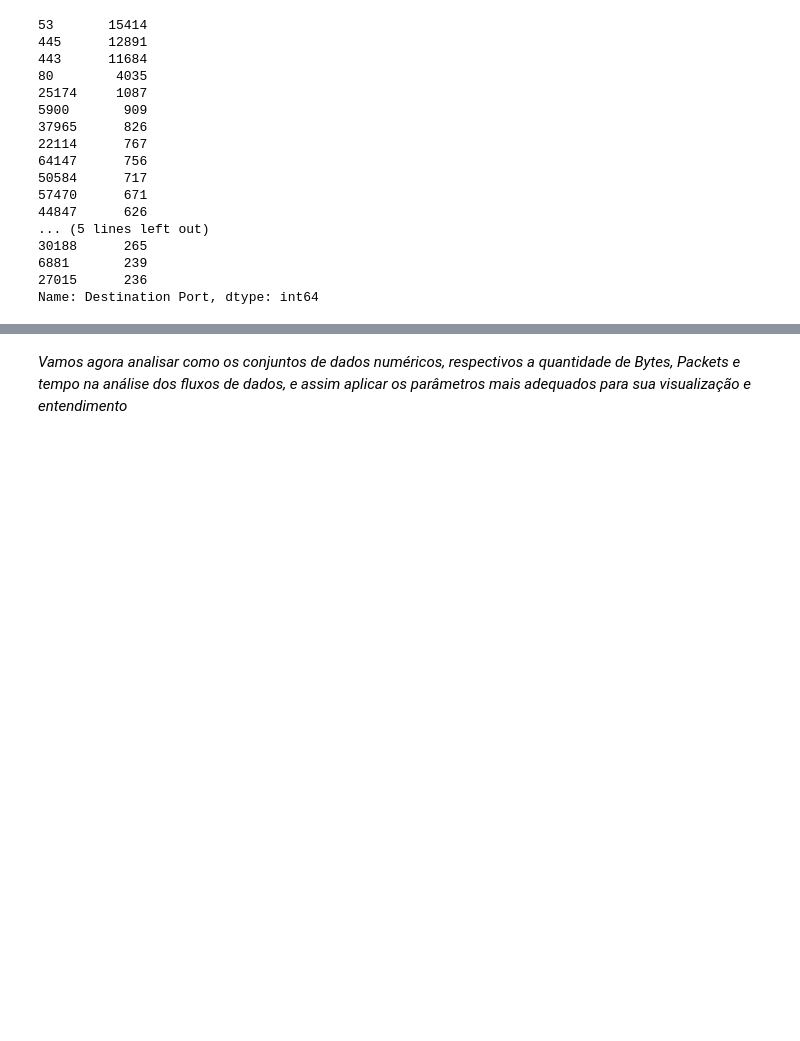
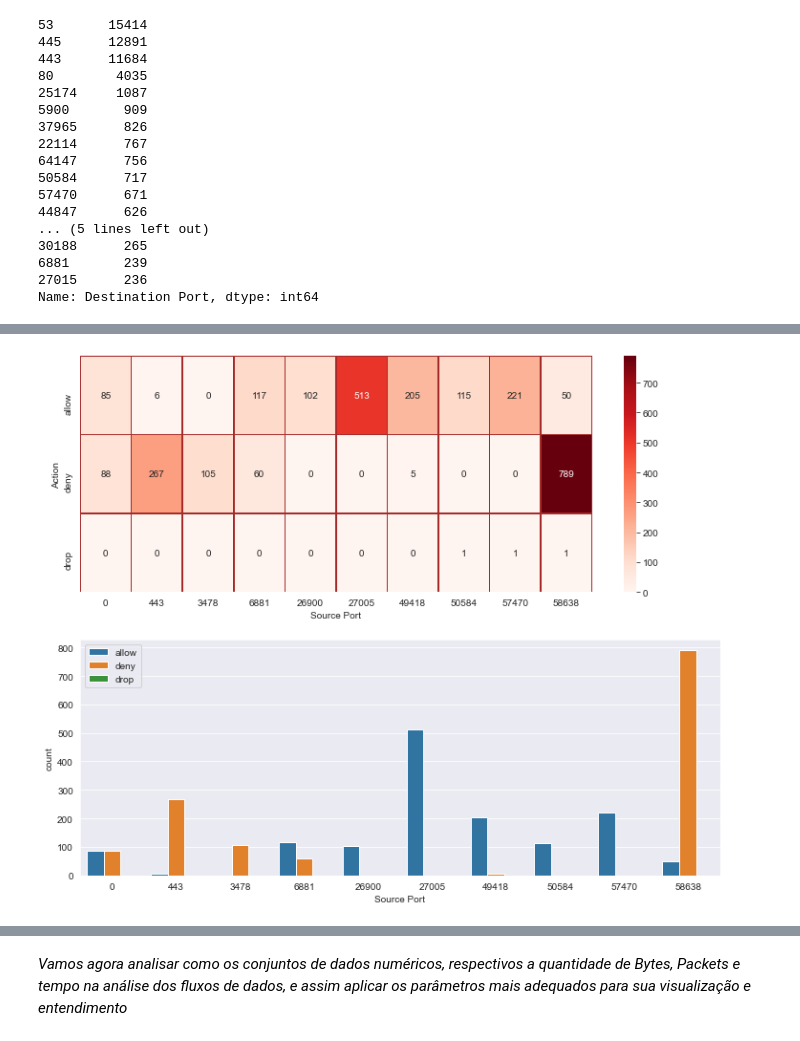
Before and after one commit to leticiacb1/Aviation_Accident_Analysis, a Jupyter notebook: Firewall_Project_Cdados2.ipynb, the cells around one changed output, grey strips where cells are left out. Cells and saved outputs as stored; diff of their text form; code cells hidden in the pictures; blank space fills up the shorter version.

```diff
--- a/Firewall_Project_Cdados2.ipynb
+++ b/Firewall_Project_Cdados2.ipynb
@@ -201,0 +238,29 @@ Name: Destination Port, dtype: int64
+# %%
+def filtra_linha (coluna,n):
+    '''Verifica se a linha contém uma das portas mais importantes no value_counts,
+    filtrando assim esta para a plotagem do gráfico de colunas'''
+
+    lista1 = list(dados[coluna].value_counts().index[0:n])
+    lista2 = [i for i in range(dados.shape[0]) if dados[coluna][i] in lista1]
+
+    return dados.iloc[lista2]
+# %%
+melhores_analise = dados[dados['Source Port'].isin(dados['Source Port']
+                                          .value_counts()[0:10].index.to_list())]
+cmp = pd.crosstab(melhores_analise.Action, melhores_analise['Source Port'])
+plt.figure(figsize=(12,10))
+
+plt.subplot(211)
+sns.heatmap(cmp, annot=True, fmt='d',
+            cmap='Reds',
+            linecolor='brown',
+            linewidths=0.5)
+
+plt.subplot(212)
+data_SourcePort = filtra_linha('Source Port' , 10)
+sns.countplot(data_SourcePort['Source Port'], hue = data_SourcePort['Action']);
+plt.legend(loc='upper left')
+
+plt.show()
+# %% [output]
+[figure, added]
```
Also changed, not shown: parts of 30 cells of this notebook.
